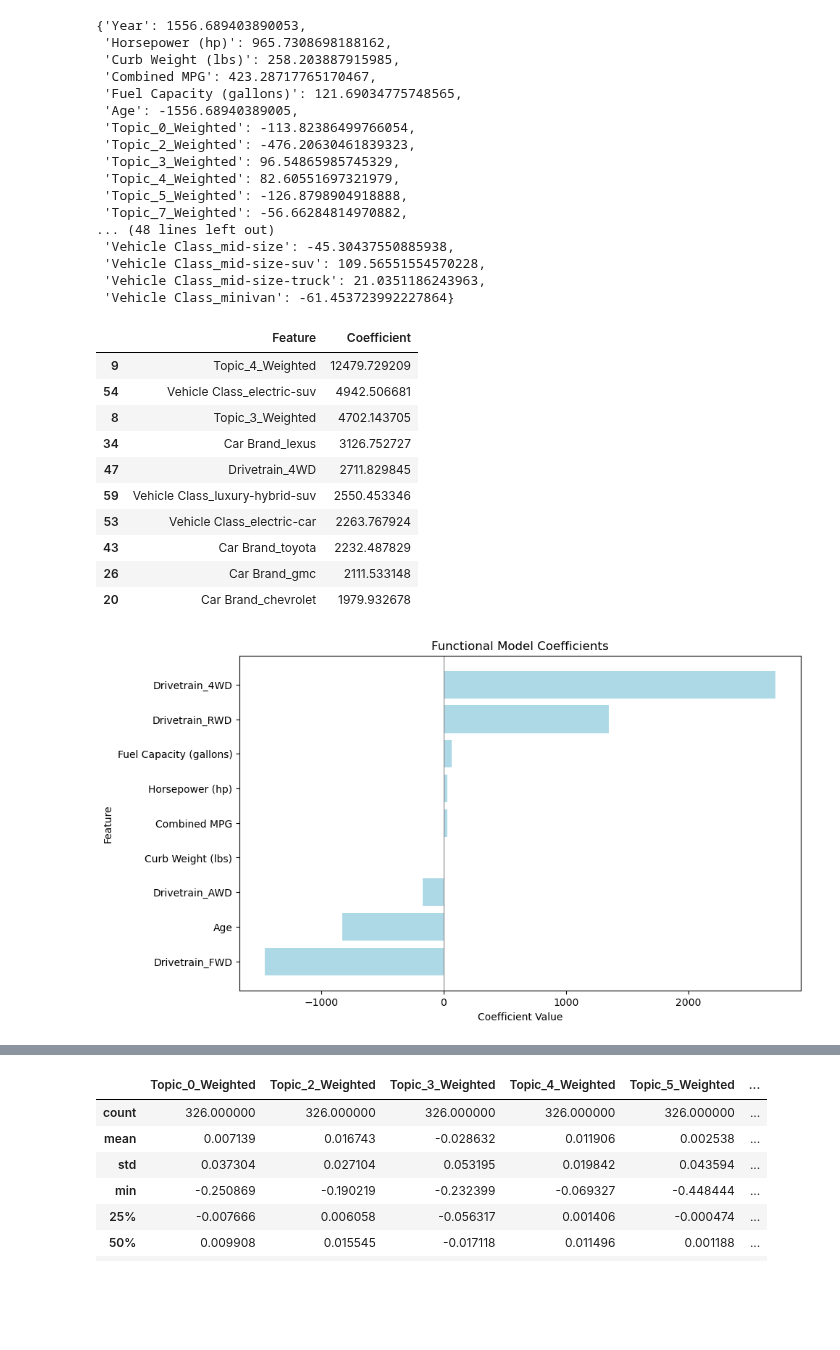
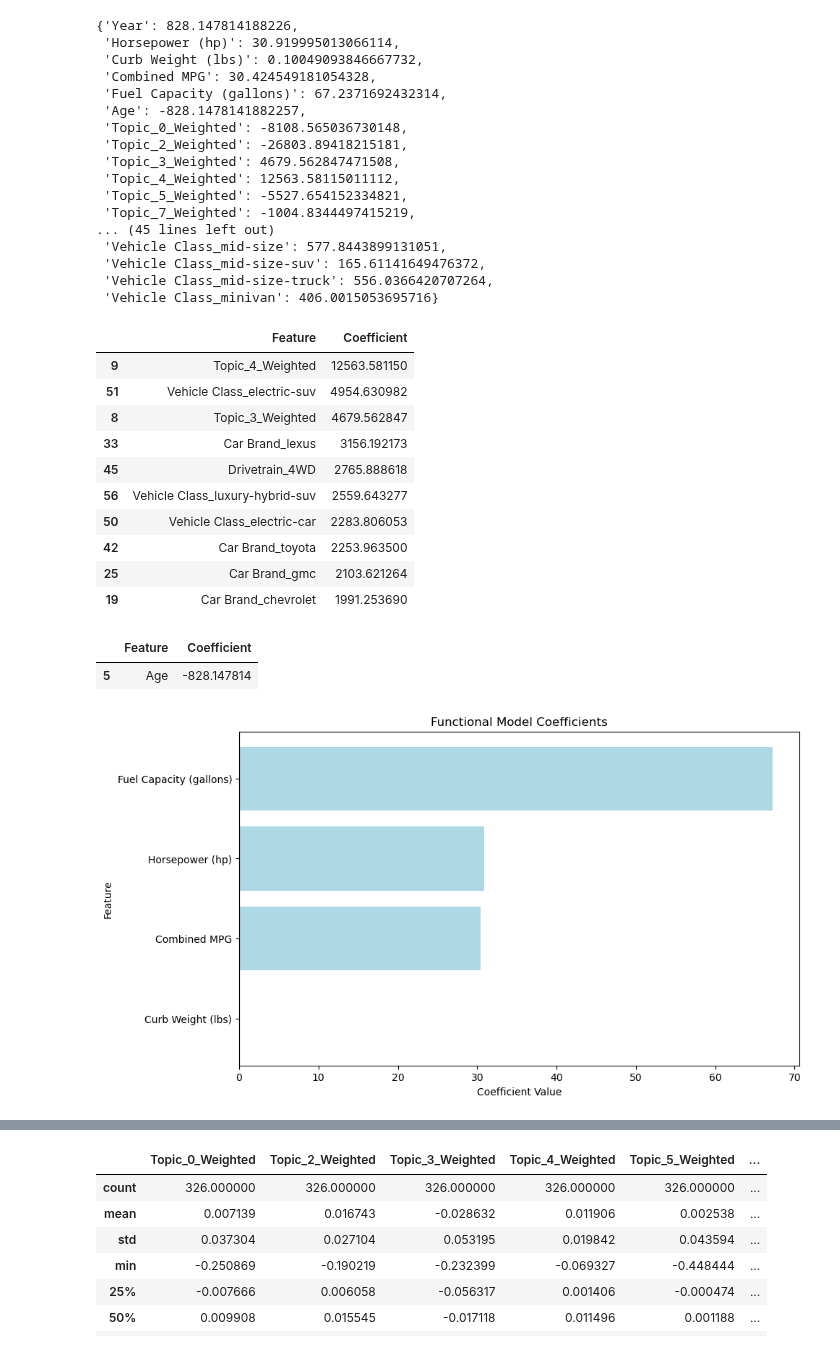
Before and after one commit to ethanrwong/Marketing-Analytics-Group-Project, a Jupyter notebook: Un-Scaled Coefficient LR.ipynb, the cells around one changed output, grey strips where cells are left out. Cells and saved outputs as stored; diff of their text form; code cells hidden in the pictures; blank space fills up the shorter version.

```diff
--- a/Un-Scaled Coefficient LR.ipynb
+++ b/Un-Scaled Coefficient LR.ipynb
@@ -66,7 +76,7 @@ aggregated_data = df.groupby(['Model Full Name', 'Year']).agg({
     'Drivetrain': 'first'
 }).reset_index()
 
-car_data_encoded_agg = pd.get_dummies(aggregated_data, columns=['Car Brand', 'Drivetrain', 'Vehicle Class'], drop_first=False)
+car_data_encoded_agg = pd.get_dummies(aggregated_data, columns=['Car Brand', 'Drivetrain', 'Vehicle Class'], drop_first=True)
 X = car_data_encoded_agg.drop(columns=['Average KBB Fair Price ($)','Model Full Name'])
 y_price = car_data_encoded_agg['Average KBB Fair Price ($)']
 # %%
@@ -142,39 +152,44 @@ Adjusted Intercept (in original units): -1652908.2074
 # %%
-dict(zip(X.columns, ridge_model.coef_))
+dict(zip(X.columns, rescaled_coefficients))
 # %% [output]
-{'Year': 1556.689403890053,
- 'Horsepower (hp)': 965.7308698188162,
- 'Curb Weight (lbs)': 258.203887915985,
- 'Combined MPG': 423.28717765170467,
- 'Fuel Capacity (gallons)': 121.69034775748565,
- 'Age': -1556.68940389005,
- 'Topic_0_Weighted': -113.82386499766054,
- 'Topic_2_Weighted': -476.20630461839323,
- 'Topic_3_Weighted': 96.54865985745329,
- 'Topic_4_Weighted': 82.60551697321979,
- 'Topic_5_Weighted': -126.8798904918888,
- 'Topic_7_Weighted': -56.66284814970882,
-... (48 lines left out)
- 'Vehicle Class_mid-size': -45.30437550885938,
- 'Vehicle Class_mid-size-suv': 109.56551554570228,
- 'Vehicle Class_mid-size-truck': 21.0351186243963,
- 'Vehicle Class_minivan': -61.453723992227864}
+{'Year': 828.147814188226,
+ 'Horsepower (hp)': 30.919995013066114,
+ 'Curb Weight (lbs)': 0.10049093846667732,
+ 'Combined MPG': 30.424549181054328,
+ 'Fuel Capacity (gallons)': 67.2371692432314,
+ 'Age': -828.1478141882257,
+ 'Topic_0_Weighted': -8108.565036730148,
+ 'Topic_2_Weighted': -26803.89418215181,
+ 'Topic_3_Weighted': 4679.562847471508,
+ 'Topic_4_Weighted': 12563.58115011112,
+ 'Topic_5_Weighted': -5527.654152334821,
+ 'Topic_7_Weighted': -1004.8344497415219,
+... (45 lines left out)
+ 'Vehicle Class_mid-size': 577.8443899131051,
+ 'Vehicle Class_mid-size-suv': 165.61141649476372,
+ 'Vehicle Class_mid-size-truck': 556.0366420707264,
+ 'Vehicle Class_minivan': 406.0015053695716}
 # %%
 best_coefficients = dict(zip(X.columns, rescaled_coefficients))
 coefs = pd.DataFrame(list(best_coefficients.items()), columns=['Feature', 'Coefficient'])
 coefs.sort_values(by = 'Coefficient', ascending = False).head(10)
 # %% [output]
 |  | Feature | Coefficient |
-| 9 | Topic_4_Weighted | 12479.729209 |
-| 54 | Vehicle Class_electric-suv | 4942.506681 |
-| 8 | Topic_3_Weighted | 4702.143705 |
-| 34 | Car Brand_lexus | 3126.752727 |
-| 47 | Drivetrain_4WD | 2711.829845 |
-| 59 | Vehicle Class_luxury-hybrid-suv | 2550.453346 |
-| 53 | Vehicle Class_electric-car | 2263.767924 |
-| 43 | Car Brand_toyota | 2232.487829 |
-| 26 | Car Brand_gmc | 2111.533148 |
-| 20 | Car Brand_chevrolet | 1979.932678 |
+| 9 | Topic_4_Weighted | 12563.581150 |
+| 51 | Vehicle Class_electric-suv | 4954.630982 |
+| 8 | Topic_3_Weighted | 4679.562847 |
+| 33 | Car Brand_lexus | 3156.192173 |
+| 45 | Drivetrain_4WD | 2765.888618 |
+| 56 | Vehicle Class_luxury-hybrid-suv | 2559.643277 |
+| 50 | Vehicle Class_electric-car | 2283.806053 |
+| 42 | Car Brand_toyota | 2253.963500 |
+| 25 | Car Brand_gmc | 2103.621264 |
+| 19 | Car Brand_chevrolet | 1991.253690 |
+# %%
+coefs[coefs['Feature']=='Age']
+# %% [output]
+|  | Feature | Coefficient |
+| 5 | Age | -828.147814 |
 # %%
 functional_features = [
     'Horsepower (hp)', 'Curb Weight (lbs)', 'Combined MPG', 'Fuel Capacity (gallons)', 'Age'
@@ -190,18 +205,20 @@ experiential_features = (
 )
 # %%
 # Filter for functional features
-functional_coefs = coefs[coefs['Feature'].isin(functional_features)]
+functional_coefs = coefs[coefs['Feature'].isin(functional_features)  &
+    ~coefs['Feature'].str.startswith('Drivetrain_') & (coefs['Feature'] != 'Age')
+]
 
 top_functional_coefs = functional_coefs.reindex(functional_coefs['Coefficient'].sort_values(ascending=False).index)
 
 
 plt.figure(figsize=(10, 6))
 plt.barh(top_functional_coefs['Feature'], top_functional_coefs['Coefficient'], color='lightblue')
 plt.xlabel('Coefficient Value')
 plt.ylabel('Feature')
 plt.title('Functional Model Coefficients')
 plt.axvline(0, color='grey', linewidth=0.8)
 plt.gca().invert_yaxis()
 plt.show()
 # %% [output]
-[figure, old version]
+[figure, new version]
```
Also changed, not shown: parts of 9 cells of this notebook.
